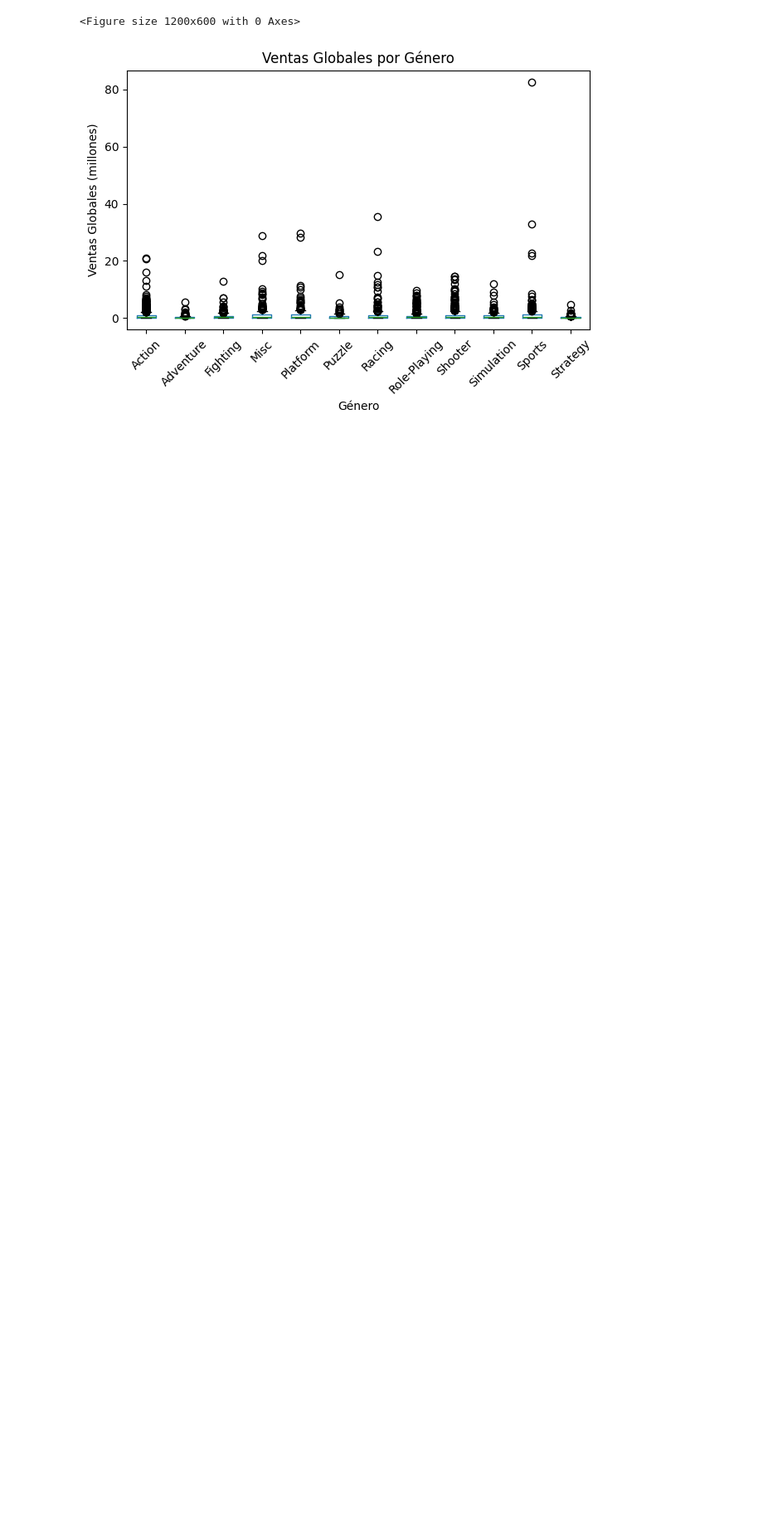
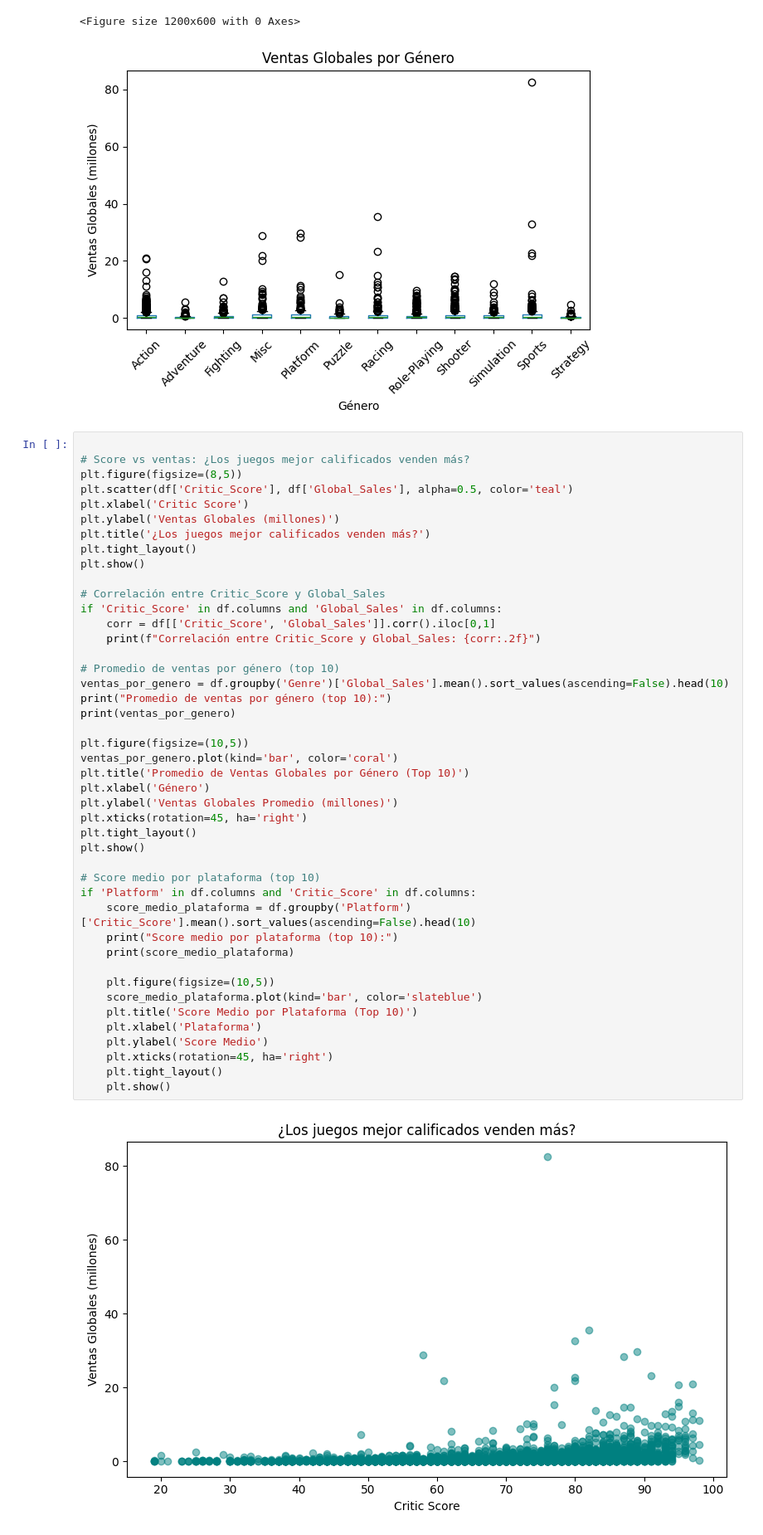
Before and after one commit to maxidalesio/coderhouse_datascience_mdalesio, a Jupyter notebook: analisis_videogames.ipynb, the cells around one changed output. Shown: that part at 83% size. Cells and saved outputs as stored; diff of their text form; blank space fills up the shorter version.

```diff
--- a/analisis_videogames.ipynb
+++ b/analisis_videogames.ipynb
@@ -315,3 +315,49 @@ plt.show()
 [figure]
 <Figure size 1200x600 with 0 Axes>
 [figure]
+# %%
+
+# Score vs ventas: ¿Los juegos mejor calificados venden más?
+plt.figure(figsize=(8,5))
+plt.scatter(df['Critic_Score'], df['Global_Sales'], alpha=0.5, color='teal')
+plt.xlabel('Critic Score')
+plt.ylabel('Ventas Globales (millones)')
+plt.title('¿Los juegos mejor calificados venden más?')
+plt.tight_layout()
+plt.show()
+
+# Correlación entre Critic_Score y Global_Sales
+if 'Critic_Score' in df.columns and 'Global_Sales' in df.columns:
+    corr = df[['Critic_Score', 'Global_Sales']].corr().iloc[0,1]
+    print(f"Correlación entre Critic_Score y Global_Sales: {corr:.2f}")
+
+# Promedio de ventas por género (top 10)
+ventas_por_genero = df.groupby('Genre')['Global_Sales'].mean().sort_values(ascending=False).head(10)
+print("Promedio de ventas por género (top 10):")
+print(ventas_por_genero)
+
+plt.figure(figsize=(10,5))
+ventas_por_genero.plot(kind='bar', color='coral')
+plt.title('Promedio de Ventas Globales por Género (Top 10)')
+plt.xlabel('Género')
+plt.ylabel('Ventas Globales Promedio (millones)')
+plt.xticks(rotation=45, ha='right')
+plt.tight_layout()
+plt.show()
+
+# Score medio por plataforma (top 10)
+if 'Platform' in df.columns and 'Critic_Score' in df.columns:
+    score_medio_plataforma = df.groupby('Platform')['Critic_Score'].mean().sort_values(ascending=False).head(10)
+    print("Score medio por plataforma (top 10):")
+    print(score_medio_plataforma)
+
+    plt.figure(figsize=(10,5))
+    score_medio_plataforma.plot(kind='bar', color='slateblue')
+    plt.title('Score Medio por Plataforma (Top 10)')
+    plt.xlabel('Plataforma')
+    plt.ylabel('Score Medio')
+    plt.xticks(rotation=45, ha='right')
+    plt.tight_layout()
+    plt.show()
+# %% [output]
+[figure, added]
```
Also changed, not shown: parts of 1 cell of this notebook.
